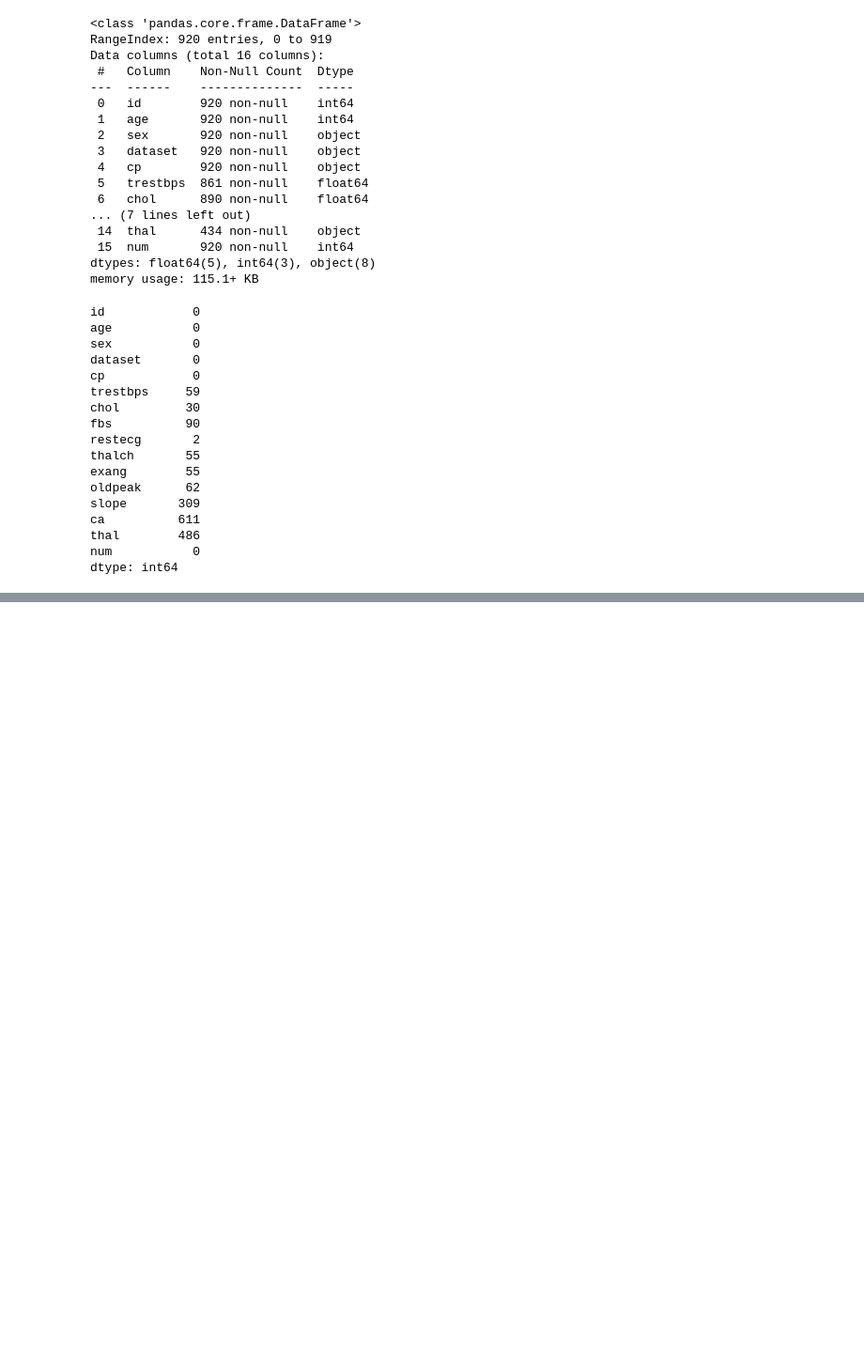
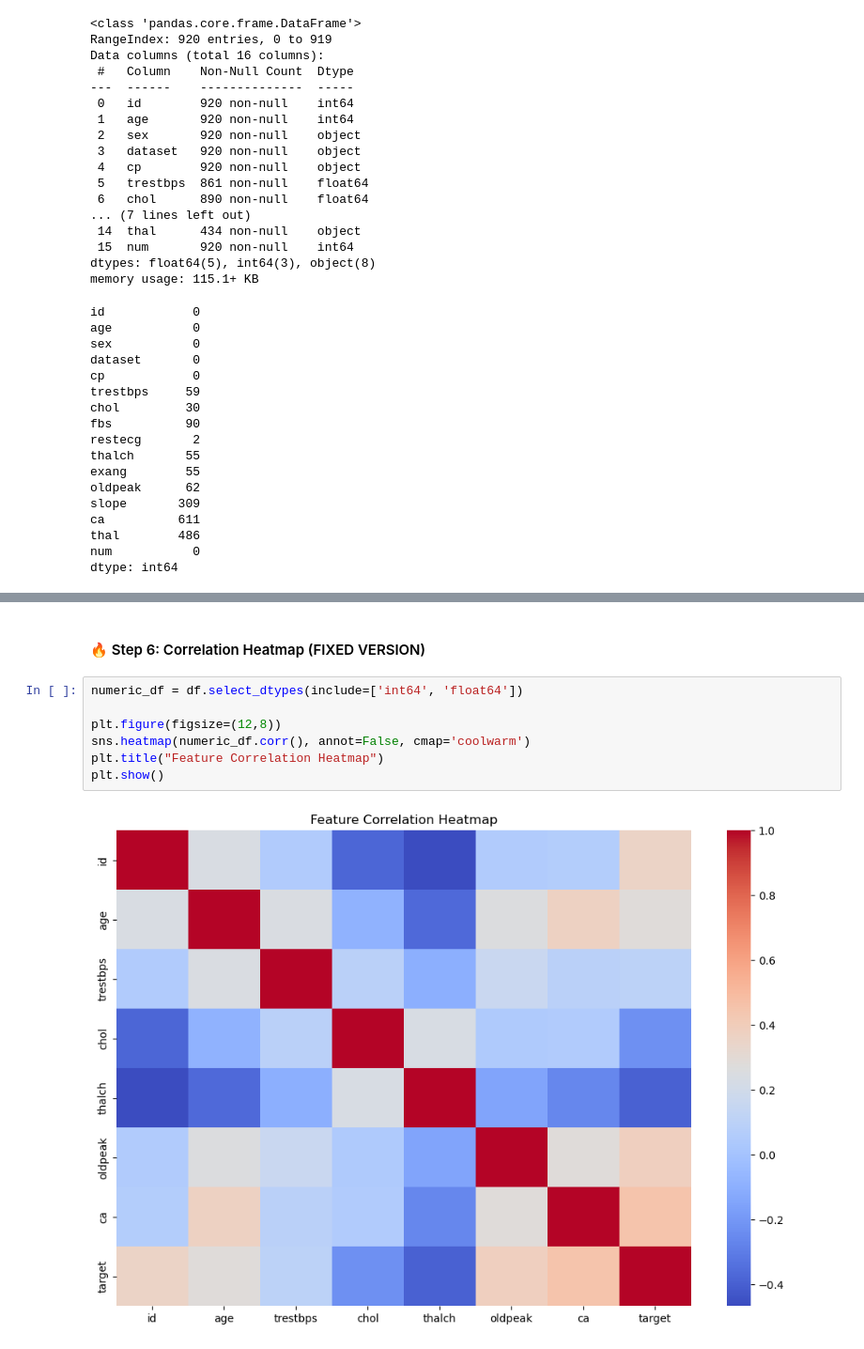
Before and after one commit to hafsakomal445/heart-disease-prediction, a Jupyter notebook: notebook/eda.ipynb, the cells around one changed output, grey strips where cells are left out. Shown at 94% size. Cells and saved outputs as stored; diff of their text form; blank space fills up the shorter version.

```diff
--- a/notebook/eda.ipynb
+++ b/notebook/eda.ipynb
@@ -64,0 +146,11 @@ dtype: int64
+# %% [markdown]
+#### 🔥 Step 6: Correlation Heatmap (FIXED VERSION)
+# %%
+numeric_df = df.select_dtypes(include=['int64', 'float64'])
+
+plt.figure(figsize=(12,8))
+sns.heatmap(numeric_df.corr(), annot=False, cmap='coolwarm')
+plt.title("Feature Correlation Heatmap")
+plt.show()
+# %% [output]
+[figure, added]
```
Also changed, not shown: parts of 23 cells of this notebook.
